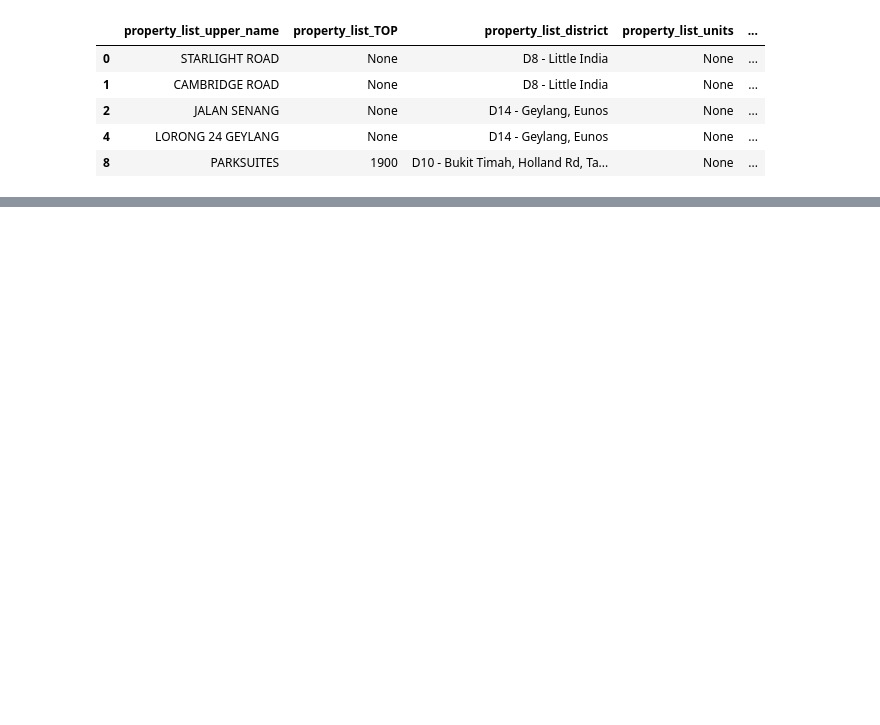
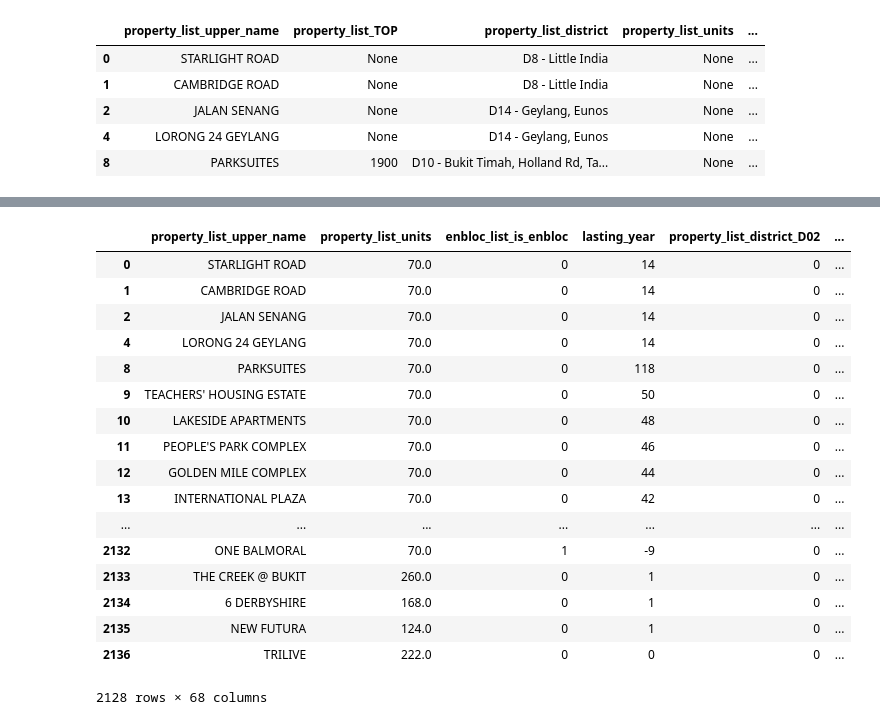
Before and after one commit to zhouwanjieAmiee/enbloc, a Jupyter notebook: src/enbloc.ipynb, the cells around one changed output, grey strips where cells are left out. Saved outputs shown, nothing was run; the diff lists cells and outputs as text; code cells hidden in the pictures; blank space fills up the shorter version.

Commit message:
finish data preprocessing

```diff
--- a/src/enbloc.ipynb
+++ b/src/enbloc.ipynb
@@ -235,0 +254,2 @@ df['enbloc_licontact_date']=df['property_list_TOP'].fillna(df['property_list_TOP
+# %%
+df['property_list_district'] = df['property_list_district'].apply(lambda x: x.split(' - ')[0])
@@ -235,0 +277,3 @@ df['enbloc_licontact_date']=df['property_list_TOP'].fillna(df['property_list_TOP
+# %%
+df['property_list_units']=df['property_list_units'].fillna(df['property_list_units'].median())
+df['enbloc_list_is_enbloc']=df['enbloc_list_is_enbloc'].fillna(0)
@@ -235,0 +301,26 @@ df['enbloc_licontact_date']=df['property_list_TOP'].fillna(df['property_list_TOP
+# %%
+data = df[['property_list_upper_name', 'property_list_district', 'property_list_units',
+           'property_list_property_type', 'enbloc_list_is_enbloc', 'lasting_year', 'use_year']]
+# %%
+data = pd.get_dummies(data, columns=['property_list_district', 'property_list_property_type', 'use_year'])
+# %%
+data
+# %% [output]
+|  | property_list_upper_name | property_list_units | enbloc_list_is_enbloc | lasting_year | property_list_district_D02 | ... |
+| 0 | STARLIGHT ROAD | 70.0 | 0 | 14 | 0 | ... |
+| 1 | CAMBRIDGE ROAD | 70.0 | 0 | 14 | 0 | ... |
+| 2 | JALAN SENANG | 70.0 | 0 | 14 | 0 | ... |
+| 4 | LORONG 24 GEYLANG | 70.0 | 0 | 14 | 0 | ... |
+| 8 | PARKSUITES | 70.0 | 0 | 118 | 0 | ... |
+| 9 | TEACHERS' HOUSING ESTATE | 70.0 | 0 | 50 | 0 | ... |
+| 10 | LAKESIDE APARTMENTS | 70.0 | 0 | 48 | 0 | ... |
+| 11 | PEOPLE'S PARK COMPLEX | 70.0 | 0 | 46 | 0 | ... |
+| 12 | GOLDEN MILE COMPLEX | 70.0 | 0 | 44 | 0 | ... |
+| 13 | INTERNATIONAL PLAZA | 70.0 | 0 | 42 | 0 | ... |
+| ... | ... | ... | ... | ... | ... | ... |
+| 2132 | ONE BALMORAL | 70.0 | 1 | -9 | 0 | ... |
+| 2133 | THE CREEK @ BUKIT | 260.0 | 0 | 1 | 0 | ... |
+| 2134 | 6 DERBYSHIRE | 168.0 | 0 | 1 | 0 | ... |
+| 2135 | NEW FUTURA | 124.0 | 0 | 1 | 0 | ... |
+| 2136 | TRILIVE | 222.0 | 0 | 0 | 0 | ... |
+2128 rows × 68 columns
```
Also changed, not shown: parts of 18 cells of this notebook.
